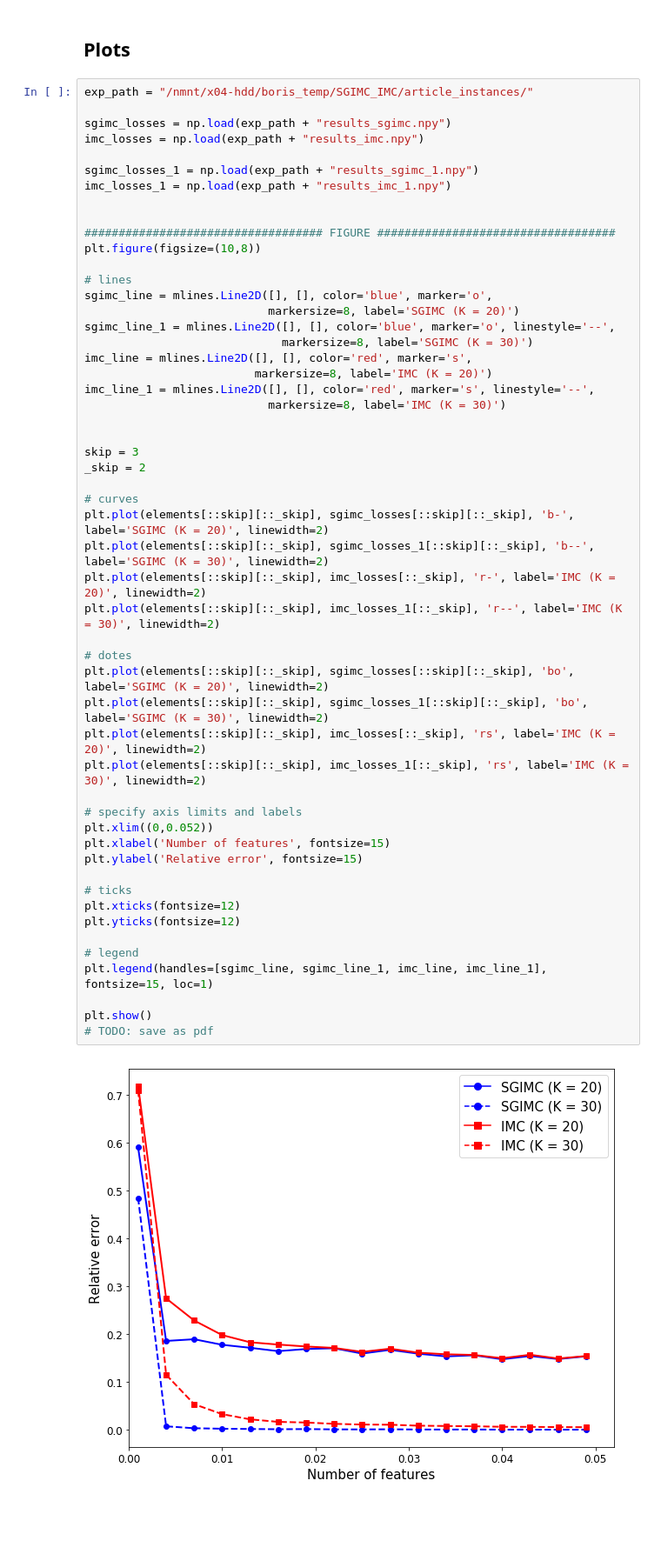
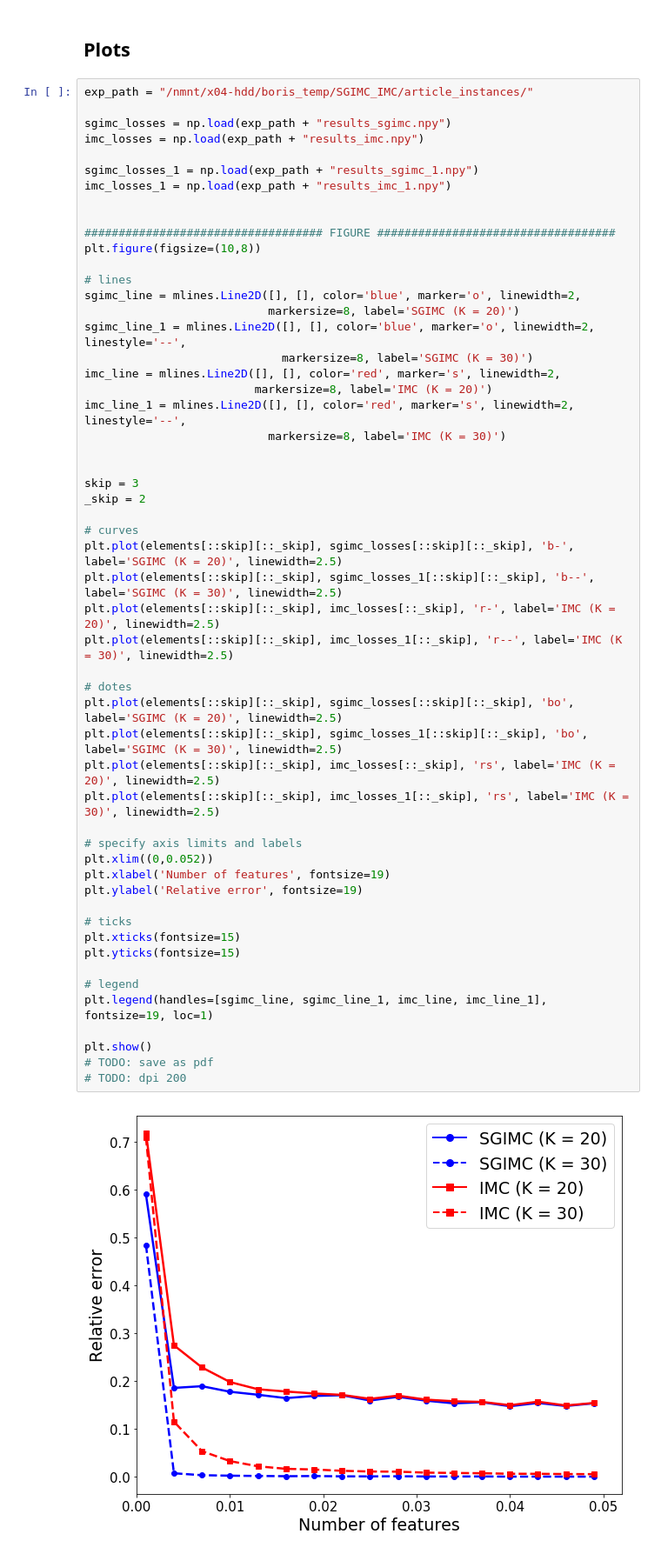
Before and after one commit to premolab/SGIMC, a Jupyter notebook: experiments/Number of instances for training.ipynb, the cells around one changed output. Shown at 87% size. Drawn from its saved outputs; the diff is of its cells as text; blank space fills up the shorter version.

Commit message:
updated graphs

```diff
--- a/experiments/Number of instances for training.ipynb
+++ b/experiments/Number of instances for training.ipynb
@@ -149,48 +149,49 @@ sgimc_losses_1 = np.load(exp_path + "results_sgimc_1.npy")
 imc_losses_1 = np.load(exp_path + "results_imc_1.npy")
 
 
 ################################### FIGURE ###################################
 plt.figure(figsize=(10,8))
 
 # lines
-sgimc_line = mlines.Line2D([], [], color='blue', marker='o',
+sgimc_line = mlines.Line2D([], [], color='blue', marker='o', linewidth=2,
                            markersize=8, label='SGIMC (K = 20)')
-sgimc_line_1 = mlines.Line2D([], [], color='blue', marker='o', linestyle='--',
+sgimc_line_1 = mlines.Line2D([], [], color='blue', marker='o', linewidth=2, linestyle='--',
                              markersize=8, label='SGIMC (K = 30)')
-imc_line = mlines.Line2D([], [], color='red', marker='s',
+imc_line = mlines.Line2D([], [], color='red', marker='s', linewidth=2,
                          markersize=8, label='IMC (K = 20)')
-imc_line_1 = mlines.Line2D([], [], color='red', marker='s', linestyle='--',
+imc_line_1 = mlines.Line2D([], [], color='red', marker='s', linewidth=2, linestyle='--',
                            markersize=8, label='IMC (K = 30)')
 
 
 skip = 3
 _skip = 2
 
 # curves
-plt.plot(elements[::skip][::_skip], sgimc_losses[::skip][::_skip], 'b-', label='SGIMC (K = 20)', linewidth=2)
-plt.plot(elements[::skip][::_skip], sgimc_losses_1[::skip][::_skip], 'b--', label='SGIMC (K = 30)', linewidth=2)
-plt.plot(elements[::skip][::_skip], imc_losses[::_skip], 'r-', label='IMC (K = 20)', linewidth=2)
-plt.plot(elements[::skip][::_skip], imc_losses_1[::_skip], 'r--', label='IMC (K = 30)', linewidth=2)
+plt.plot(elements[::skip][::_skip], sgimc_losses[::skip][::_skip], 'b-', label='SGIMC (K = 20)', linewidth=2.5)
+plt.plot(elements[::skip][::_skip], sgimc_losses_1[::skip][::_skip], 'b--', label='SGIMC (K = 30)', linewidth=2.5)
+plt.plot(elements[::skip][::_skip], imc_losses[::_skip], 'r-', label='IMC (K = 20)', linewidth=2.5)
+plt.plot(elements[::skip][::_skip], imc_losses_1[::_skip], 'r--', label='IMC (K = 30)', linewidth=2.5)
 
 # dotes
-plt.plot(elements[::skip][::_skip], sgimc_losses[::skip][::_skip], 'bo', label='SGIMC (K = 20)', linewidth=2)
-plt.plot(elements[::skip][::_skip], sgimc_losses_1[::skip][::_skip], 'bo', label='SGIMC (K = 30)', linewidth=2)
-plt.plot(elements[::skip][::_skip], imc_losses[::_skip], 'rs', label='IMC (K = 20)', linewidth=2)
-plt.plot(elements[::skip][::_skip], imc_losses_1[::_skip], 'rs', label='IMC (K = 30)', linewidth=2)
+plt.plot(elements[::skip][::_skip], sgimc_losses[::skip][::_skip], 'bo', label='SGIMC (K = 20)', linewidth=2.5)
+plt.plot(elements[::skip][::_skip], sgimc_losses_1[::skip][::_skip], 'bo', label='SGIMC (K = 30)', linewidth=2.5)
+plt.plot(elements[::skip][::_skip], imc_losses[::_skip], 'rs', label='IMC (K = 20)', linewidth=2.5)
+plt.plot(elements[::skip][::_skip], imc_losses_1[::_skip], 'rs', label='IMC (K = 30)', linewidth=2.5)
 
 # specify axis limits and labels
 plt.xlim((0,0.052))
-plt.xlabel('Number of features', fontsize=15)
-plt.ylabel('Relative error', fontsize=15)
+plt.xlabel('Number of features', fontsize=19)
+plt.ylabel('Relative error', fontsize=19)
 
 # ticks
-plt.xticks(fontsize=12)
-plt.yticks(fontsize=12)
+plt.xticks(fontsize=15)
+plt.yticks(fontsize=15)
 
 # legend
-plt.legend(handles=[sgimc_line, sgimc_line_1, imc_line, imc_line_1], fontsize=15, loc=1)
+plt.legend(handles=[sgimc_line, sgimc_line_1, imc_line, imc_line_1], fontsize=19, loc=1)
 
 plt.show()
 # TODO: save as pdf
+# TODO: dpi 200
 # %% [output]
-[figure, old version]
+[figure, new version]
```
Also changed, not shown: 2 other files.
